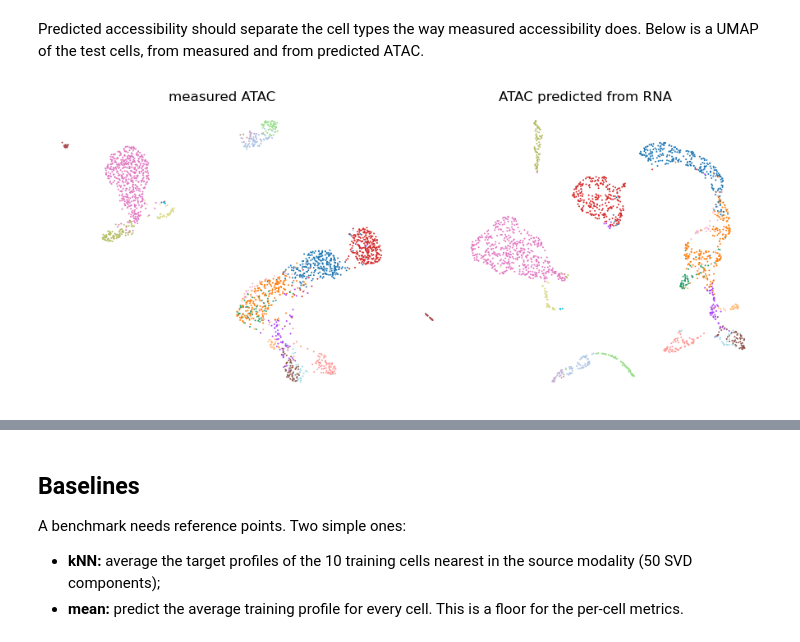
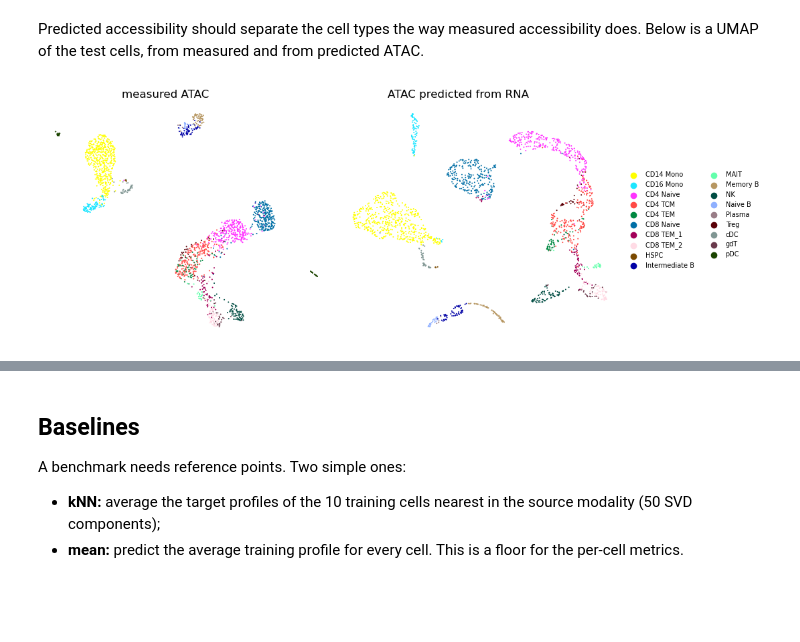
Before and after one commit to aristoteleo/epione, a Jupyter notebook: epione_guide/tutorials/single/t_translate_scbutterfly.ipynb, the cells around one changed output, grey strips where cells are left out. Saved outputs shown, nothing was run; the diff lists cells and outputs as text; code cells hidden in the pictures; blank space fills up the shorter version.

```diff
--- a/epione_guide/tutorials/single/t_translate_scbutterfly.ipynb
+++ b/epione_guide/tutorials/single/t_translate_scbutterfly.ipynb
@@ -92,11 +105,22 @@ h = model.history
 fig, axes = plt.subplots(1, 3, figsize=(12, 3))
 for ax, key, title in zip(axes, ["rna_pretrain", "atac_pretrain", "translator"],
                           ["RNA autoencoder", "ATAC autoencoder", "translator"]):
-    ax.plot(h[key], label="train")
-    ax.plot(h[key + "_val"], label="validation")
+    tr_, va_ = np.asarray(h[key]), np.asarray(h[key + "_val"])
+    ax.plot(tr_, label="train")
+    ax.plot(va_, label="validation")
+    ax.set_yscale("log")
+    # values more than 100x the median are outliers: cap the axis below them and annotate
+    both = np.r_[tr_, va_]
+    out = both > 100 * np.median(both)
+    if out.any():
+        ax.set_ylim(both.min() * 0.9, both[~out].max() * 1.5)
+    for e in np.flatnonzero(va_ > 100 * np.median(both)):
+        ax.annotate(f"validation {va_[e]:.2g}\nat epoch {e} (off scale)", xy=(e, ax.get_ylim()[1]),
+                    xytext=(e + len(va_) * 0.15, ax.get_ylim()[1] * 0.75), fontsize=8,
+                    arrowprops=dict(arrowstyle="->", lw=0.8))
     ax.set_title(f"{title} ({len(h[key])} epochs)")
     ax.set_xlabel("epoch")
-axes[0].set_ylabel("reconstruction loss")
+axes[0].set_ylabel("reconstruction loss (log scale)")
 axes[0].legend()
 fig.tight_layout()
 # %% [output]
@@ -119,16 +143,21 @@ atac_pred, rna_pred
 # %% [markdown]
 Predicted accessibility should separate the cell types the way measured accessibility does. Below is a UMAP of the test cells, from measured and from predicted ATAC.
 # %%
-def umap_of(ad, title, ax):
-    a = sc.AnnData(ad.X.toarray() if hasattr(ad.X, "toarray") else ad.X, obs=ad.obs[["cell_type"]].copy())
+cell_types = sorted(rna_p.obs["cell_type"].astype(str).unique())
+palette = dict(zip(cell_types, sc.pl.palettes.default_102[:len(cell_types)]))
+
+def umap_of(ad, title, ax, legend=False):
+    a = sc.AnnData(ad.X.toarray() if hasattr(ad.X, "toarray") else ad.X)
+    a.obs["cell_type"] = pd.Categorical(ad.obs["cell_type"].astype(str), categories=cell_types)
     sc.pp.pca(a, n_comps=50)
     sc.pp.neighbors(a)
     sc.tl.umap(a, random_state=0)
-    sc.pl.umap(a, color="cell_type", ax=ax, show=False, title=title, legend_loc=None, frameon=False, s=8)
+    sc.pl.umap(a, color="cell_type", palette=palette, ax=ax, show=False, title=title, frameon=False, s=8,
+               legend_loc="right margin" if legend else None, legend_fontsize=7)
 
-fig, axes = plt.subplots(1, 2, figsize=(9, 4))
+fig, axes = plt.subplots(1, 2, figsize=(11, 4), gridspec_kw={"width_ratios": [1, 1.35]})
 umap_of(atac_p[test], "measured ATAC", axes[0])
-umap_of(atac_pred, "ATAC predicted from RNA", axes[1])
+umap_of(atac_pred, "ATAC predicted from RNA", axes[1], legend=True)
 fig.tight_layout()
 # %% [output]
-[figure, old version]
+[figure, new version]
```
Also changed, not shown: parts of 19 cells of this notebook, 1 other file.
